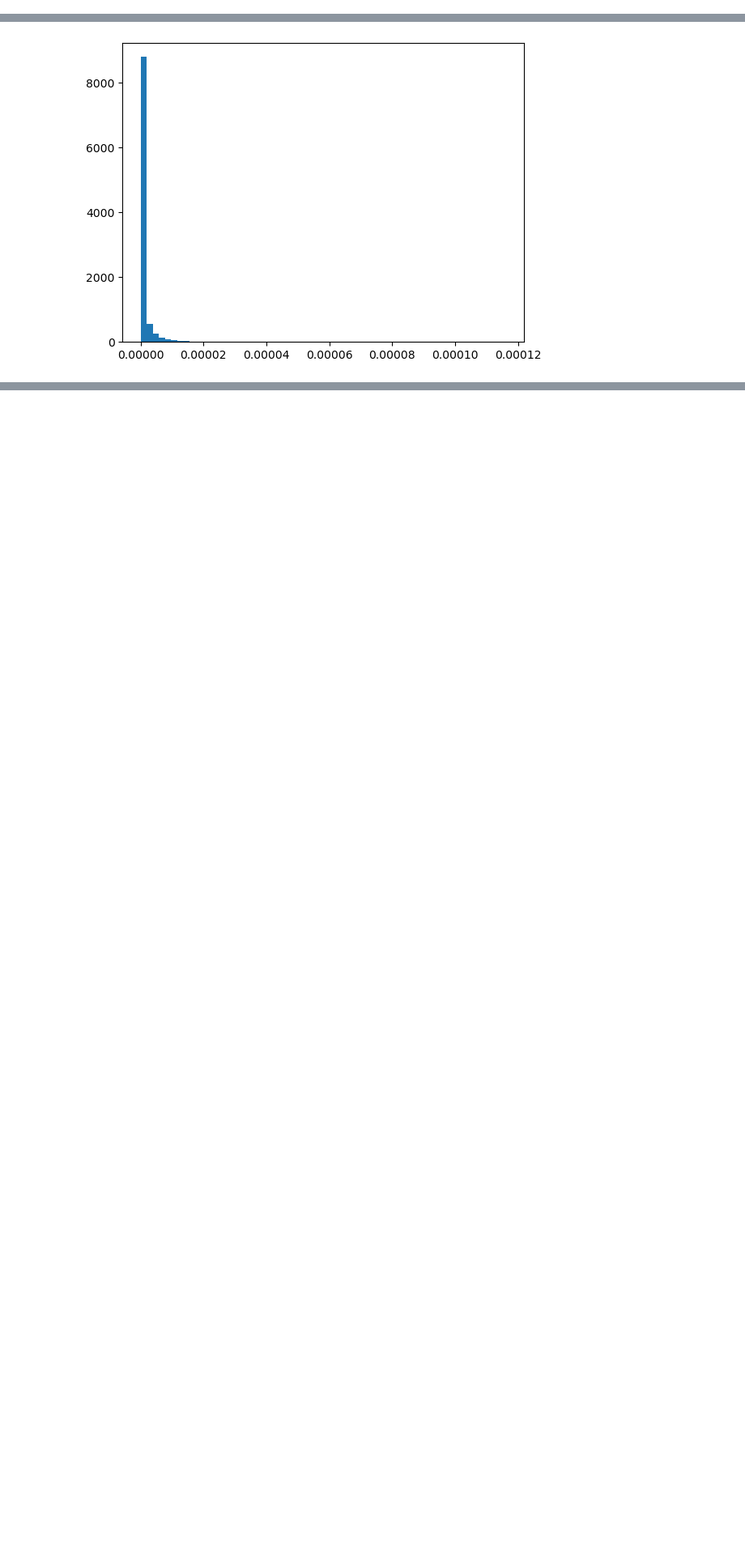
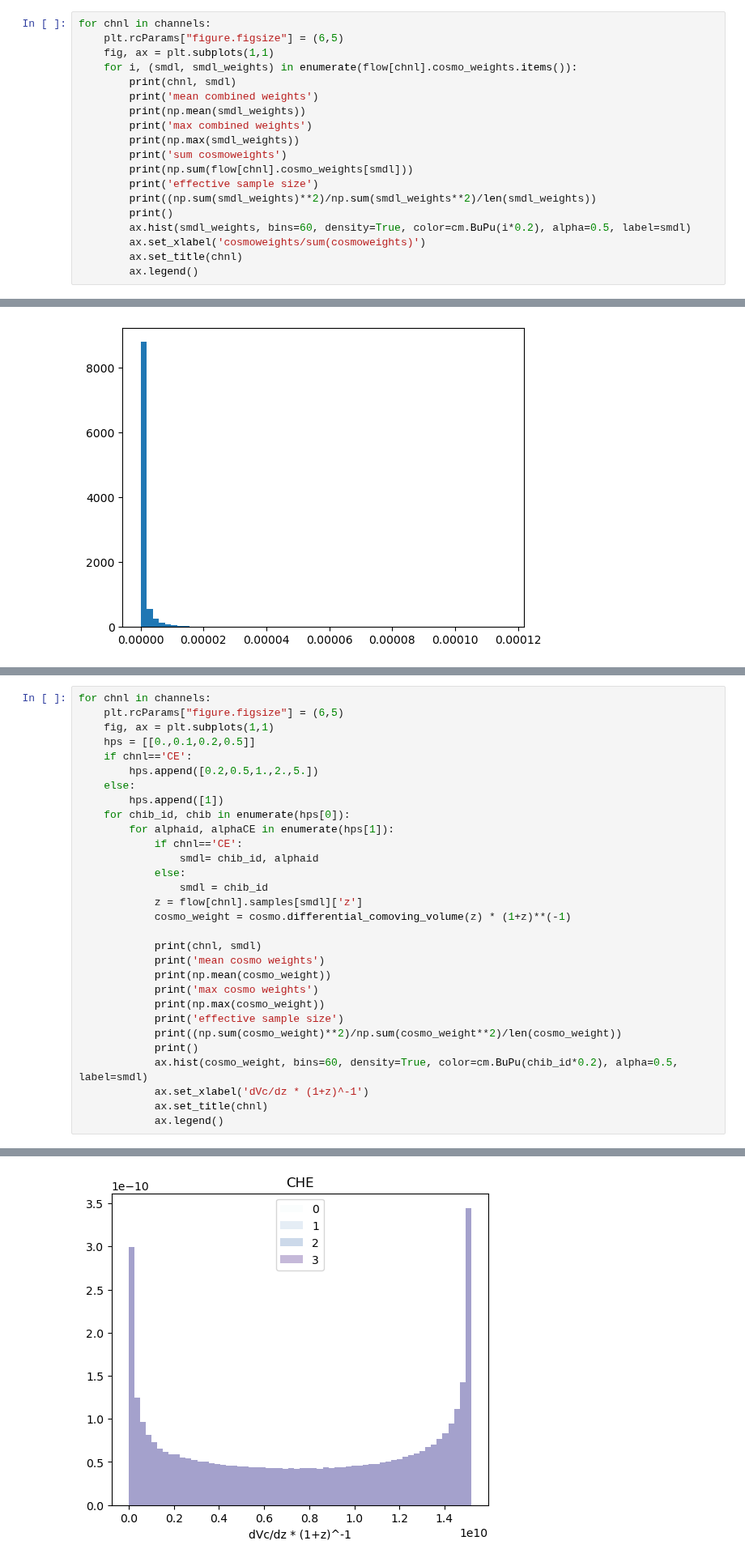
Before and after one commit to scolloms/AMAZE_model_selection, a Jupyter notebook: testing_notebooks/test_weights.ipynb, the cells around one changed output, grey strips where cells are left out. Shown at 81% size. Saved outputs shown, nothing was run; the diff lists cells and outputs as text; blank space fills up the shorter version.

Commit message:
plotting Mike's initially calculated weights

```diff
--- a/testing_notebooks/test_weights.ipynb
+++ b/testing_notebooks/test_weights.ipynb
@@ -57,0 +60,19 @@ effective sample size
+# %%
+for chnl in channels:
+    plt.rcParams["figure.figsize"] = (6,5)
+    fig, ax = plt.subplots(1,1)
+    for i, (smdl, smdl_weights) in enumerate(flow[chnl].cosmo_weights.items()):
+        print(chnl, smdl)
+        print('mean combined weights')
+        print(np.mean(smdl_weights))
+        print('max combined weights')
+        print(np.max(smdl_weights))
+        print('sum cosmoweights')
+        print(np.sum(flow[chnl].cosmo_weights[smdl]))
+        print('effective sample size')
+        print((np.sum(smdl_weights)**2)/np.sum(smdl_weights**2)/len(smdl_weights))
+        print()
+        ax.hist(smdl_weights, bins=60, density=True, color=cm.BuPu(i*0.2), alpha=0.5, label=smdl)
+        ax.set_xlabel('cosmoweights/sum(cosmoweights)')
+        ax.set_title(chnl)
+        ax.legend()
@@ -175,0 +223,31 @@ plt.hist(batch_weights, bins=60)
+# %%
+for chnl in channels:
+    plt.rcParams["figure.figsize"] = (6,5)
+    fig, ax = plt.subplots(1,1)
+    hps = [[0.,0.1,0.2,0.5]]
+    if chnl=='CE':
+        hps.append([0.2,0.5,1.,2.,5.])
+    else:
+        hps.append([1])
+    for chib_id, chib in enumerate(hps[0]):
+        for alphaid, alphaCE in enumerate(hps[1]):
+            if chnl=='CE':
+                smdl= chib_id, alphaid
+            else:
+                smdl = chib_id
+            z = flow[chnl].samples[smdl]['z']
+            cosmo_weight = cosmo.differential_comoving_volume(z) * (1+z)**(-1)
+
+            print(chnl, smdl)
+            print('mean cosmo weights')
+            print(np.mean(cosmo_weight))
+            print('max cosmo weights')
+            print(np.max(cosmo_weight))
+            print('effective sample size')
+            print((np.sum(cosmo_weight)**2)/np.sum(cosmo_weight**2)/len(cosmo_weight))
+            print()
+            ax.hist(cosmo_weight, bins=60, density=True, color=cm.BuPu(chib_id*0.2), alpha=0.5, label=smdl)
+            ax.set_xlabel('dVc/dz * (1+z)^-1')
+            ax.set_title(chnl)
+            ax.legend()
+# %% [output]
@@ -175,0 +271 @@ plt.hist(batch_weights, bins=60)
+[figure, added]
```
Also changed, not shown: parts of 9 cells of this notebook.
